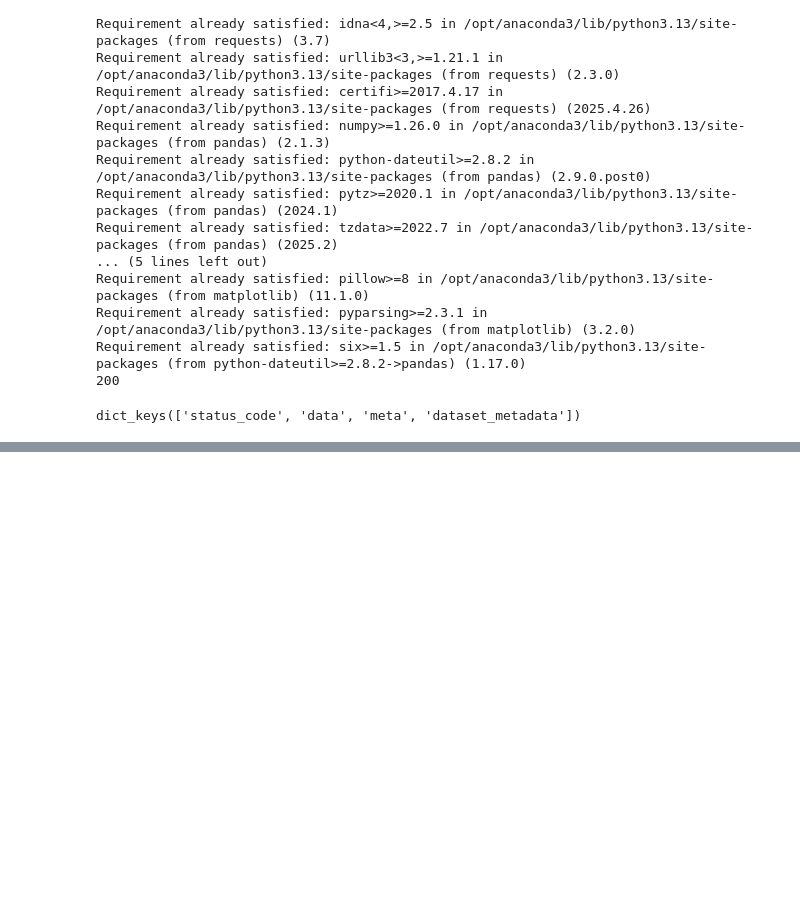
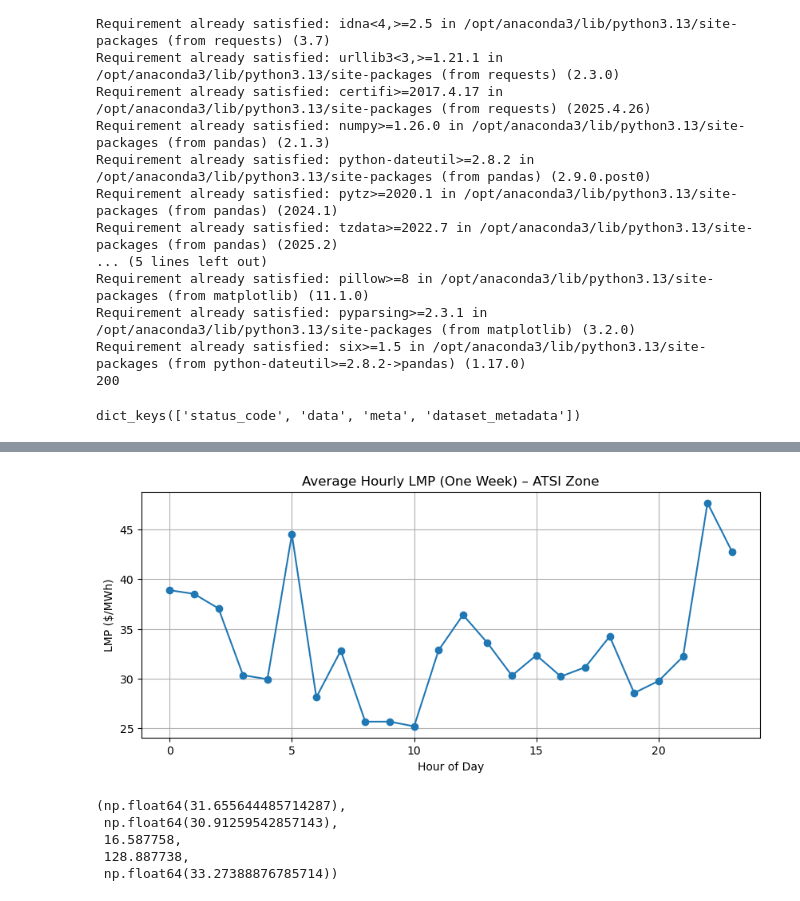
Before and after one commit to Aaron-Padilla/SolarCoders-MITPolicyHackathon25, a Jupyter notebook: Notebook1_Nima.ipynb, the cells around one changed output, grey strips where cells are left out. Drawn from its saved outputs; the diff is of its cells as text; code cells hidden in the pictures; blank space fills up the shorter version.

```diff
--- a/Notebook1_Nima.ipynb
+++ b/Notebook1_Nima.ipynb
@@ -53,0 +231,14 @@ dict_keys(['status_code', 'data', 'meta', 'dataset_metadata'])
+# %%
+# -------------------------------------------------------
+# ONE WEEK: Jan 1–7, 2024
+# -------------------------------------------------------
+week_start = "2024-01-01T00:00Z"
+week_end   = "2024-01-08T00:00Z"
+
+df_week = get_pjm_lmp(week_start, week_end, "ATSI")
+
+# Add hour column for hourly averages
+df_week["hour"] = df_week["interval_start_utc"].dt.hour
+
+avg_by_hour = df_week.groupby("hour")["lmp"].mean()
+avg_by_hour
@@ -53,0 +263,24 @@ dict_keys(['status_code', 'data', 'meta', 'dataset_metadata'])
+# %%
+plt.figure(figsize=(10,4))
+avg_by_hour.plot(marker="o")
+plt.title("Average Hourly LMP (One Week) – ATSI Zone")
+plt.xlabel("Hour of Day")
+plt.ylabel("LMP ($/MWh)")
+plt.grid(True)
+plt.show()
+# %% [output]
+[figure, added]
+# %%
+solar_hours = avg_by_hour.loc[10:14].mean()  # solar noon
+peak_hours  = avg_by_hour.loc[17:20].mean()  # evening peak
+min_price = df_week["lmp"].min()
+max_price = df_week["lmp"].max()
+overall_avg = df_week["lmp"].mean()
+
+solar_hours, peak_hours, min_price, max_price, overall_avg
+# %% [output]
+(np.float64(31.655644485714287),
+ np.float64(30.91259542857143),
+ 16.587758,
+ 128.887738,
+ np.float64(33.27388876785714))
```
Also changed, not shown: parts of 18 cells of this notebook, 1 other file.
